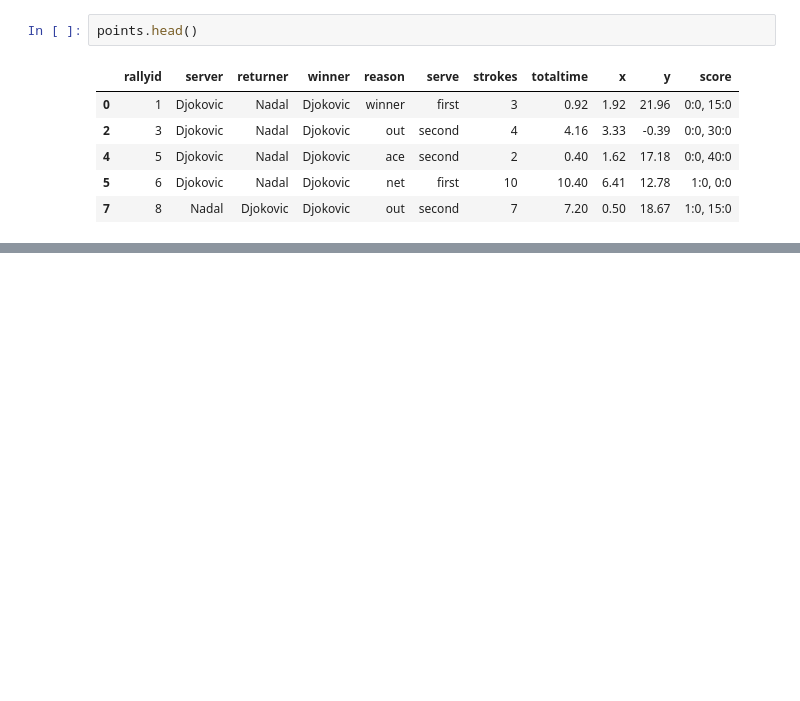
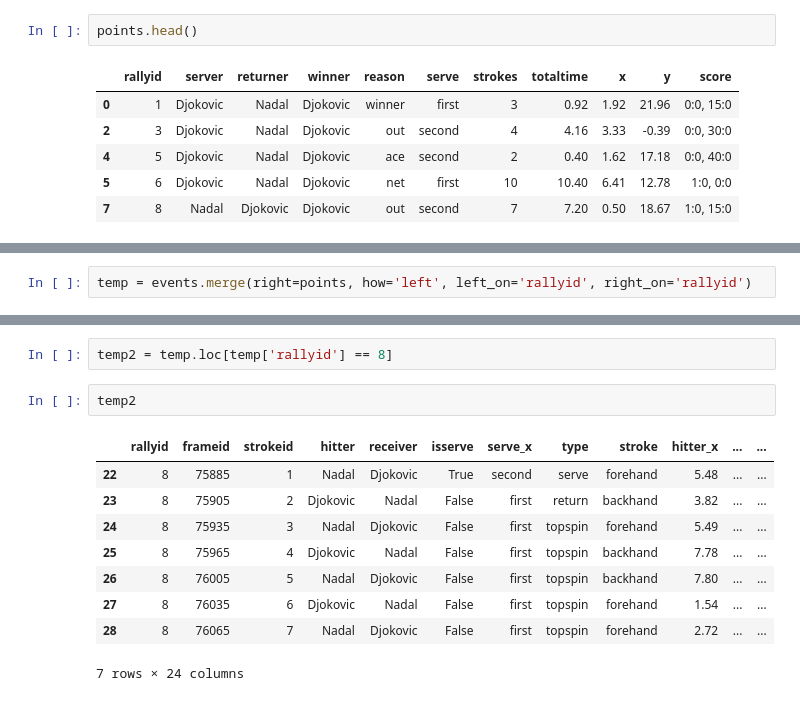
Before and after one commit to zacmcnulty123/data_viz, a Jupyter notebook: Final_Project/Untitled.ipynb, the cells around one changed output, grey strips where cells are left out. Saved outputs shown, nothing was run; the diff lists cells and outputs as text; blank space fills up the shorter version.

```diff
--- a/Final_Project/Untitled.ipynb
+++ b/Final_Project/Untitled.ipynb
@@ -480,0 +46,2 @@ ValueError: operands could not be broadcast together with shapes (31,) (31,2)
+# %%
+temp = events.merge(right=points, how='left', left_on='rallyid', right_on='rallyid')
@@ -480,0 +316,14 @@ ValueError: operands could not be broadcast together with shapes (31,) (31,2)
+# %%
+temp2 = temp.loc[temp['rallyid'] == 8]
+# %%
+temp2
+# %% [output]
+|  | rallyid | frameid | strokeid | hitter | receiver | isserve | serve_x | type | stroke | hitter_x | ... | ... |
+| 22 | 8 | 75885 | 1 | Nadal | Djokovic | True | second | serve | forehand | 5.48 | ... | ... |
+| 23 | 8 | 75905 | 2 | Djokovic | Nadal | False | first | return | backhand | 3.82 | ... | ... |
+| 24 | 8 | 75935 | 3 | Nadal | Djokovic | False | first | topspin | forehand | 5.49 | ... | ... |
+| 25 | 8 | 75965 | 4 | Djokovic | Nadal | False | first | topspin | backhand | 7.78 | ... | ... |
+| 26 | 8 | 76005 | 5 | Nadal | Djokovic | False | first | topspin | backhand | 7.80 | ... | ... |
+| 27 | 8 | 76035 | 6 | Djokovic | Nadal | False | first | topspin | forehand | 1.54 | ... | ... |
+| 28 | 8 | 76065 | 7 | Nadal | Djokovic | False | first | topspin | forehand | 2.72 | ... | ... |
+7 rows × 24 columns
```
Also changed, not shown: parts of 50 cells of this notebook.
